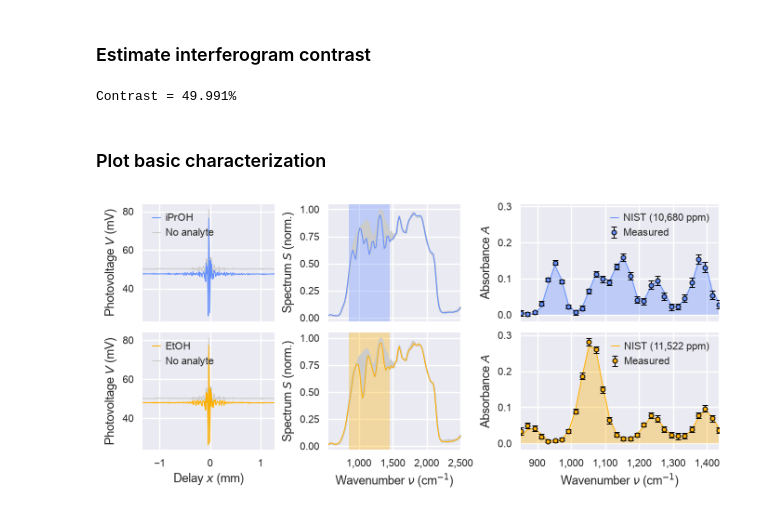
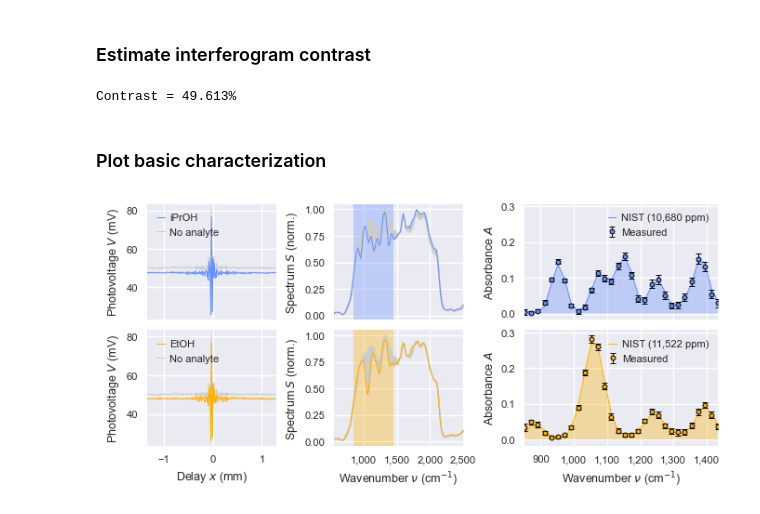
Before and after one commit to QNOE-group/paper-l205-grasp-twins-sensor, a Jupyter notebook: 02-basic-characterization.ipynb, the cells around one changed output. Drawn from its saved outputs; the diff is of its cells as text; code cells hidden in the pictures.

```diff
--- a/02-basic-characterization.ipynb
+++ b/02-basic-characterization.ipynb
@@ -238,9 +238,9 @@ analyte_free_index = np.argmin(
     np.sum(np.mean(setpoints_segmented[:, 1:, :], axis=0), axis=0)
 )
 
-signals_p50 = np.percentile(signals_segmented, q=50, axis=0)
-
-spectra_p50 = np.percentile(spectra_segmented, q=50, axis=0)
+index = np.shape(signals_segmented)[0] // 2
+signals_sample = signals_segmented[index, :, :]
+spectra_sample = spectra_segmented[index, :, :]
 
 absorbances_mean = np.mean(absorbances_segmented, axis=0)
 absorbances_std = np.std(absorbances_segmented, axis=0, ddof=1)
@@ -329,7 +329,7 @@ EtOH: integrated absorbance uncertainty = 0.825 cm^-1
 # %% [markdown]
 ### Estimate interferogram contrast
 # %%
-signal_analyte_free = signals_p50[:, analyte_free_index]
+signal_analyte_free = signals_sample[:, analyte_free_index]
 s_min = np.min(signal_analyte_free)
 s_max = np.max(signal_analyte_free)
 
@@ -337,7 +337,7 @@ contrast = (s_max - s_min) / (s_max + s_min)
 
 print(f"Contrast = {100 * contrast:,.3f}%")
 # %% [output]
-Contrast = 49.991%
+Contrast = 49.613%
 # %% [markdown]
 ### Plot basic characterization
 # %%
@@ -352,14 +352,14 @@ fig, axs = plt.subplots(
 ### isopropanol interferogram ###
 axs[0, 0].plot(
     delays[0, :],
-    1e3 * signals_p50[:, maximum_isopropanol_index],
+    1e3 * signals_sample[:, maximum_isopropanol_index],
     color=blue,
     label="iPrOH",
     zorder=10,
 )
 axs[0, 0].plot(
     delays[0, :],
-    1e3 * signals_p50[:, analyte_free_index],
+    1e3 * signals_sample[:, analyte_free_index],
     color=gray,
     label="No analyte",
     zorder=5,
@@ -373,14 +373,14 @@ legend.set_zorder(20)
 ### ethanol interferogram ###
 axs[1, 0].plot(
     delays[0, :],
-    1e3 * signals_p50[:, maximum_ethanol_index],
+    1e3 * signals_sample[:, maximum_ethanol_index],
     color=yellow,
     label="EtOH",
     zorder=10,
 )
 axs[1, 0].plot(
     delays[0, :],
-    1e3 * signals_p50[:, analyte_free_index],
+    1e3 * signals_sample[:, analyte_free_index],
     color=gray,
     label="No analyte",
     zorder=5,
@@ -394,24 +394,24 @@ legend.set_zorder(20)
 ### isopropanol spectrum ###
 axs[0, 1].plot(
     wavenumber,
-    spectra_p50[:, maximum_isopropanol_index]
-    / spectra_p50[:, analyte_free_index].max(),
+    spectra_sample[:, maximum_isopropanol_index]
+    / spectra_sample[:, analyte_free_index].max(),
     color=blue,
     label="iPrOH",
     zorder=15,
 )
 axs[0, 1].plot(
     wavenumber,
-    spectra_p50[:, analyte_free_index] / spectra_p50[:, analyte_free_index].max(),
+    spectra_sample[:, analyte_free_index] / spectra_sample[:, analyte_free_index].max(),
     color=gray,
     label="No analyte",
     zorder=10,
 )
 axs[0, 1].fill_between(
     wavenumber,
-    spectra_p50[:, analyte_free_index] / spectra_p50[:, analyte_free_index].max(),
-    spectra_p50[:, maximum_isopropanol_index]
-    / spectra_p50[:, analyte_free_index].max(),
+    spectra_sample[:, analyte_free_index] / spectra_sample[:, analyte_free_index].max(),
+    spectra_sample[:, maximum_isopropanol_index]
+    / spectra_sample[:, analyte_free_index].max(),
     color=gray,
     zorder=10,
 )
@@ -424,22 +424,24 @@ axs[0, 1].set_ylabel("Spectrum $S$ (norm.)")
 ### ethanol spectrum ###
 axs[1, 1].plot(
     wavenumber,
-    spectra_p50[:, maximum_ethanol_index] / spectra_p50[:, analyte_free_index].max(),
+    spectra_sample[:, maximum_ethanol_index]
+    / spectra_sample[:, analyte_free_index].max(),
     color=yellow,
     label="EtOH",
     zorder=15,
 )
 axs[1, 1].plot(
     wavenumber,
-    spectra_p50[:, analyte_free_index] / spectra_p50[:, analyte_free_index].max(),
+    spectra_sample[:, analyte_free_index] / spectra_sample[:, analyte_free_index].max(),
     color=gray,
     label="No analyte",
     zorder=10,
 )
 axs[1, 1].fill_between(
     wavenumber,
-    spectra_p50[:, analyte_free_index] / spectra_p50[:, analyte_free_index].max(),
-    spectra_p50[:, maximum_ethanol_index] / spectra_p50[:, analyte_free_index].max(),
+    spectra_sample[:, analyte_free_index] / spectra_sample[:, analyte_free_index].max(),
+    spectra_sample[:, maximum_ethanol_index]
+    / spectra_sample[:, analyte_free_index].max(),
     color=gray,
     zorder=10,
 )
@@ -503,31 +505,31 @@ axs[1, 2].plot(
     wavenumber[spectral_mask],
     absorption_coefficients[spectral_mask, 1]
     * absorption_path_length
     * maximum_concentration_estimates[1],
     color=yellow,
     label=f"NIST ({maximum_concentration_estimates[1]:,.0f} ppm)",
     zorder=10,
 )
 axs[1, 2].fill_between(
     wavenumber[spectral_mask],
     absorption_coefficients[spectral_mask, 1]
     * absorption_path_length
     * maximum_concentration_estimates[1],
     edgecolor=None,
     facecolor=yellow + "55",
     zorder=5,
 )
 
 axs[1, 2].set_xlabel("Wavenumber $\\nu$ (cm$^{-1}$)")
 axs[1, 2].set_ylabel("Absorbance $A$")
 axs[0, 2].sharey(axs[1, 2])
 legend = axs[1, 2].legend(handlelength=0.8, handletextpad=0.5, loc="upper right")
 legend.set_zorder(20)
 
 for ax in axs.ravel():
     ax.margins(0, 0.05)
 
 filepath = Path("..", "Figures", f"02-basic-characterization-{configuration}.svg")
 fig.savefig(filepath, dpi=600)
 # %% [output]
-[figure, old version]
+[figure, new version]
```
Also changed, not shown: parts of 1 cell of this notebook, 1 other file.
